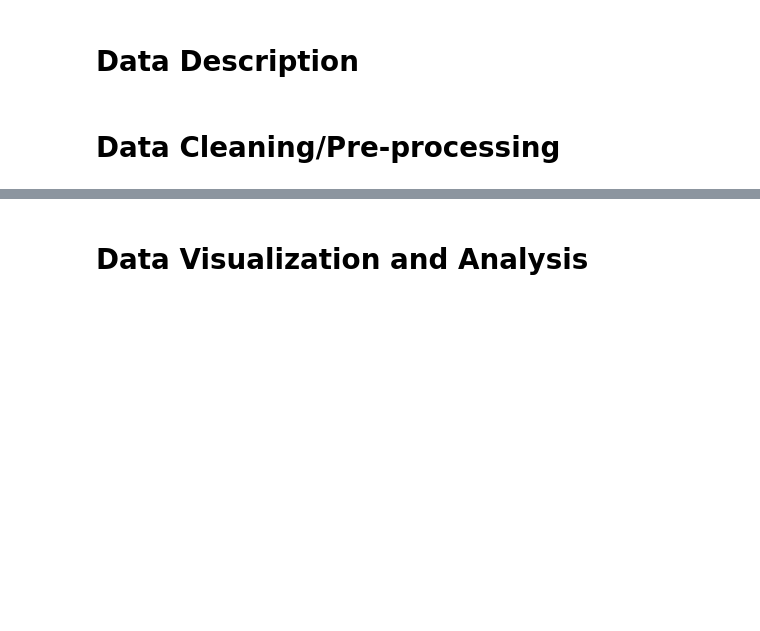
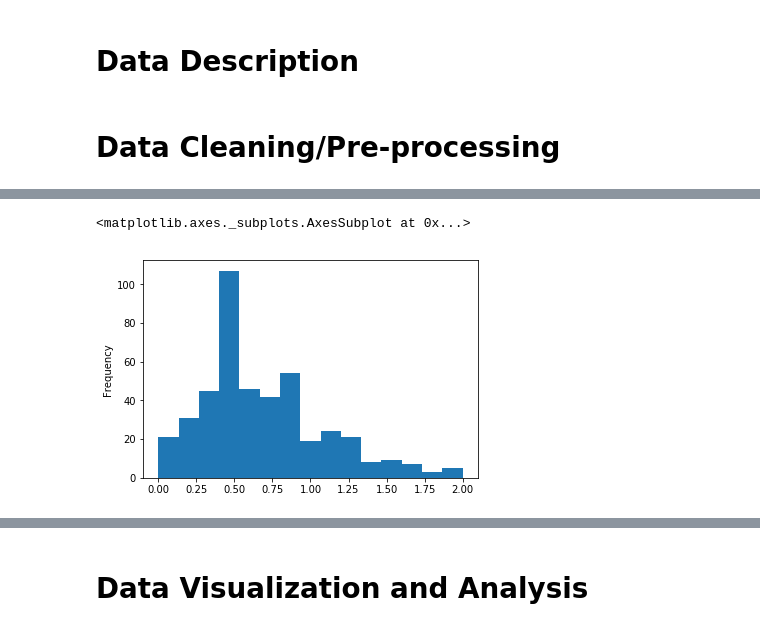
Before and after one commit to AaronWong14/Cogs108ProjectNBA, a Jupyter notebook: FinalProject.ipynb, the cells around one changed output, grey strips where cells are left out. Cells and saved outputs as stored; diff of their text form; code cells hidden in the pictures; blank space fills up the shorter version.

```diff
--- a/FinalProject.ipynb
+++ b/FinalProject.ipynb
@@ -1149,0 +1266,5 @@ for df in lst_ranked_seasons:
+# %%
+df_2016['STL'].plot.hist(bins=15)
+# %% [output]
+<matplotlib.axes._subplots.AxesSubplot at 0x...>
+[figure, added]
```
Also changed, not shown: parts of 14 cells of this notebook.
